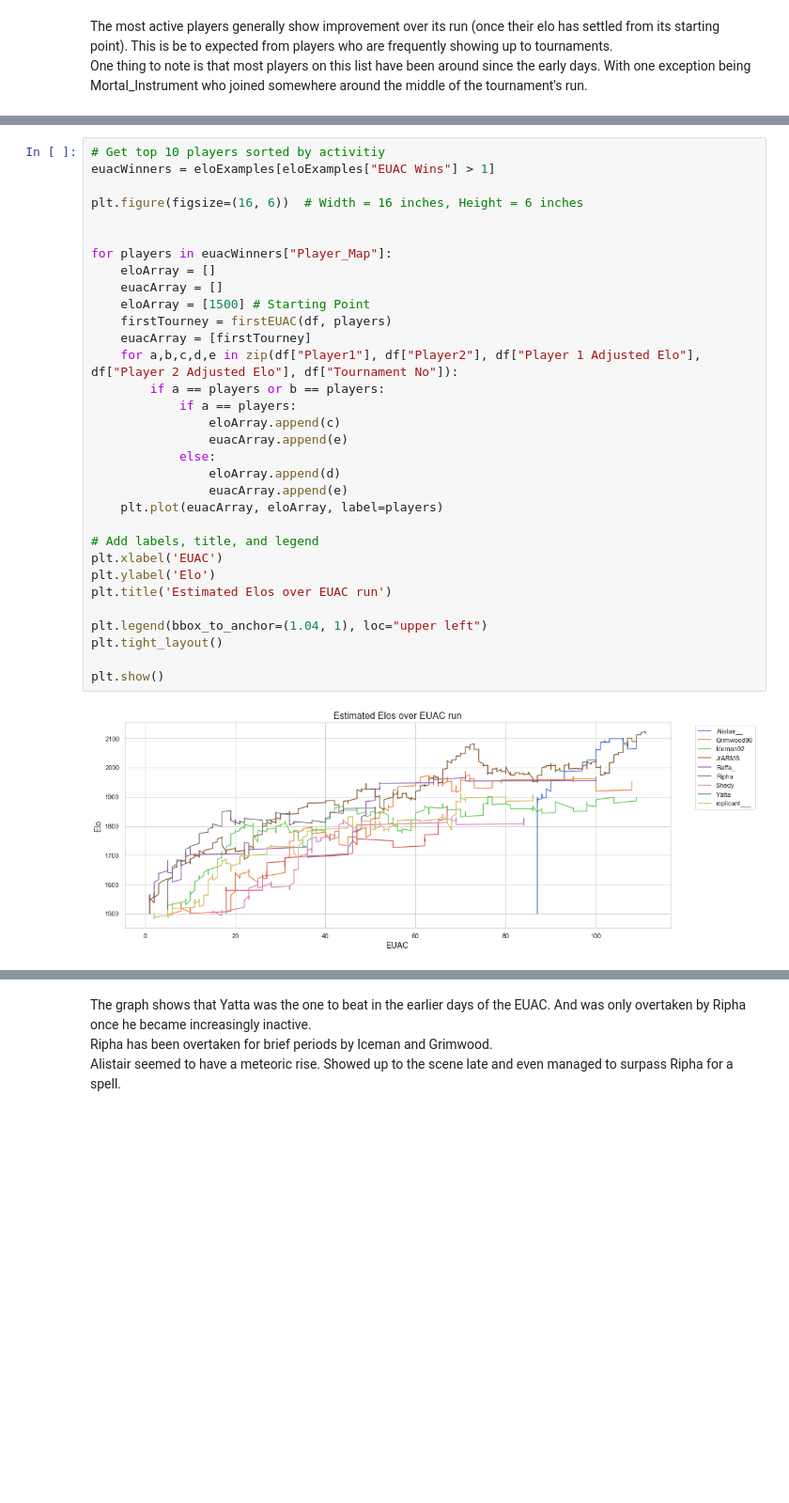
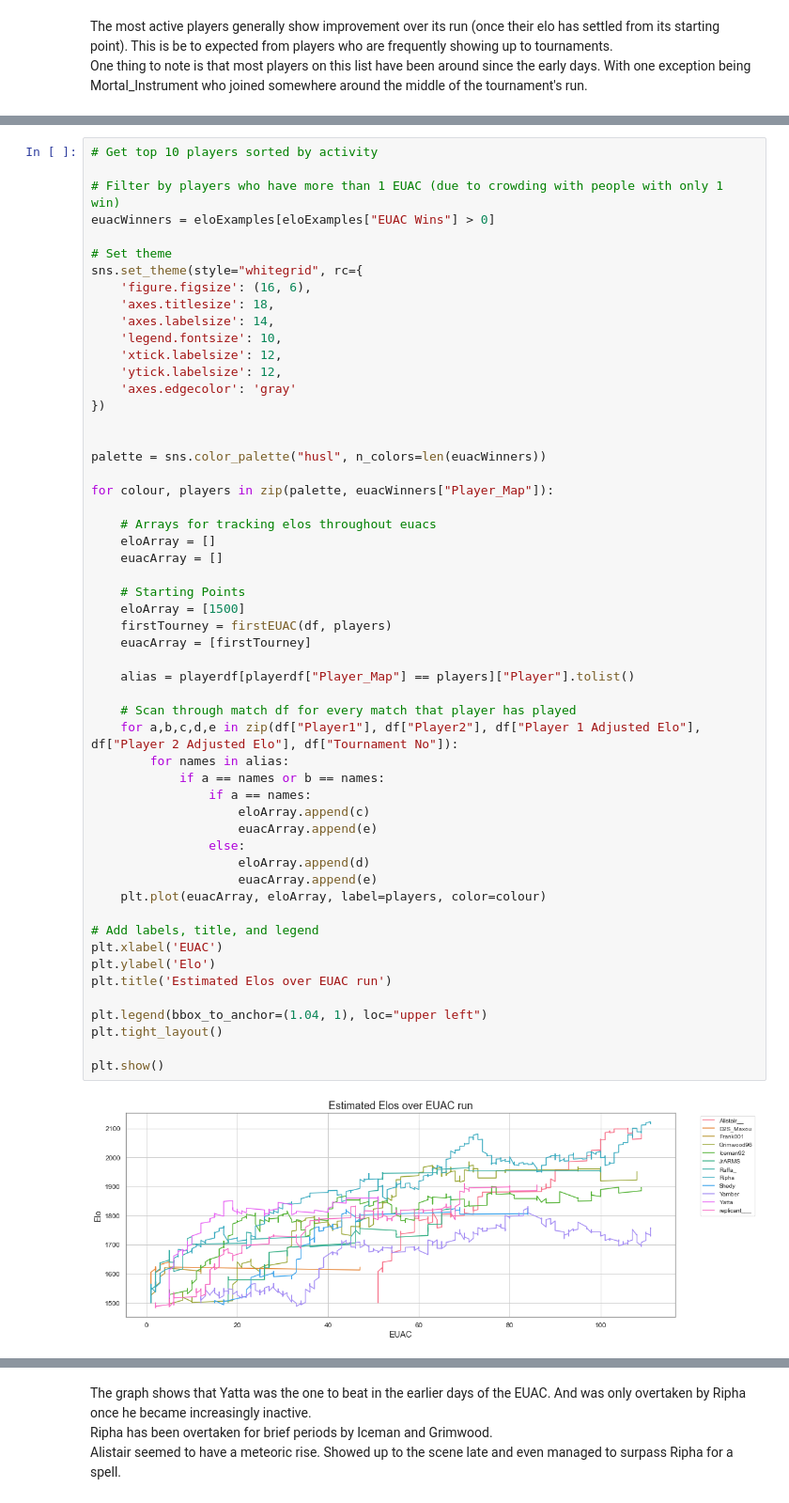
Before and after one commit to DarrenCCT/Tournament-Analysis, a Jupyter notebook: EUAC - Analysis.ipynb, the cells around one changed output, grey strips where cells are left out. Shown at 94% size. Cells and saved outputs as stored; diff of their text form; blank space fills up the shorter version.

```diff
--- a/EUAC - Analysis.ipynb
+++ b/EUAC - Analysis.ipynb
@@ -1312,34 +1328,56 @@ One thing to note is that most players on this list have been around since the e
 # %%
-# Get top 10 players sorted by activitiy
-euacWinners = eloExamples[eloExamples["EUAC Wins"] > 1]
+# Get top 10 players sorted by activity
 
-plt.figure(figsize=(16, 6))  # Width = 16 inches, Height = 6 inches
+# Filter by players who have more than 1 EUAC (due to crowding with people with only 1 win)
+euacWinners = eloExamples[eloExamples["EUAC Wins"] > 0]
+
+# Set theme
+sns.set_theme(style="whitegrid", rc={
+    'figure.figsize': (16, 6),
+    'axes.titlesize': 18,
+    'axes.labelsize': 14,
+    'legend.fontsize': 10,
+    'xtick.labelsize': 12,
+    'ytick.labelsize': 12,
+    'axes.edgecolor': 'gray'
+})
 
 
-for players in euacWinners["Player_Map"]:
+palette = sns.color_palette("husl", n_colors=len(euacWinners))
+
+for colour, players in zip(palette, euacWinners["Player_Map"]):
+
+    # Arrays for tracking elos throughout euacs
     eloArray = []
     euacArray = []
-    eloArray = [1500] # Starting Point
+
+    # Starting Points
+    eloArray = [1500]
     firstTourney = firstEUAC(df, players)
     euacArray = [firstTourney]
+
+    alias = playerdf[playerdf["Player_Map"] == players]["Player"].tolist()
+
+    # Scan through match df for every match that player has played
     for a,b,c,d,e in zip(df["Player1"], df["Player2"], df["Player 1 Adjusted Elo"], df["Player 2 Adjusted Elo"], df["Tournament No"]):
-        if a == players or b == players:
-            if a == players:
-                eloArray.append(c)
-                euacArray.append(e)
-            else:
-                eloArray.append(d)
-                euacArray.append(e)
-    plt.plot(euacArray, eloArray, label=players)
+        for names in alias:
+            if a == names or b == names:
+                if a == names:
+                    eloArray.append(c)
+                    euacArray.append(e)
+                else:
+                    eloArray.append(d)
+                    euacArray.append(e)
+    plt.plot(euacArray, eloArray, label=players, color=colour)
 
 # Add labels, title, and legend
 plt.xlabel('EUAC')
 plt.ylabel('Elo')
 plt.title('Estimated Elos over EUAC run')
 
 plt.legend(bbox_to_anchor=(1.04, 1), loc="upper left")
 plt.tight_layout()
 
 plt.show()
 # %% [output]
-[figure, old version]
+[figure, new version]
```
Also changed, not shown: parts of 20 cells of this notebook.
